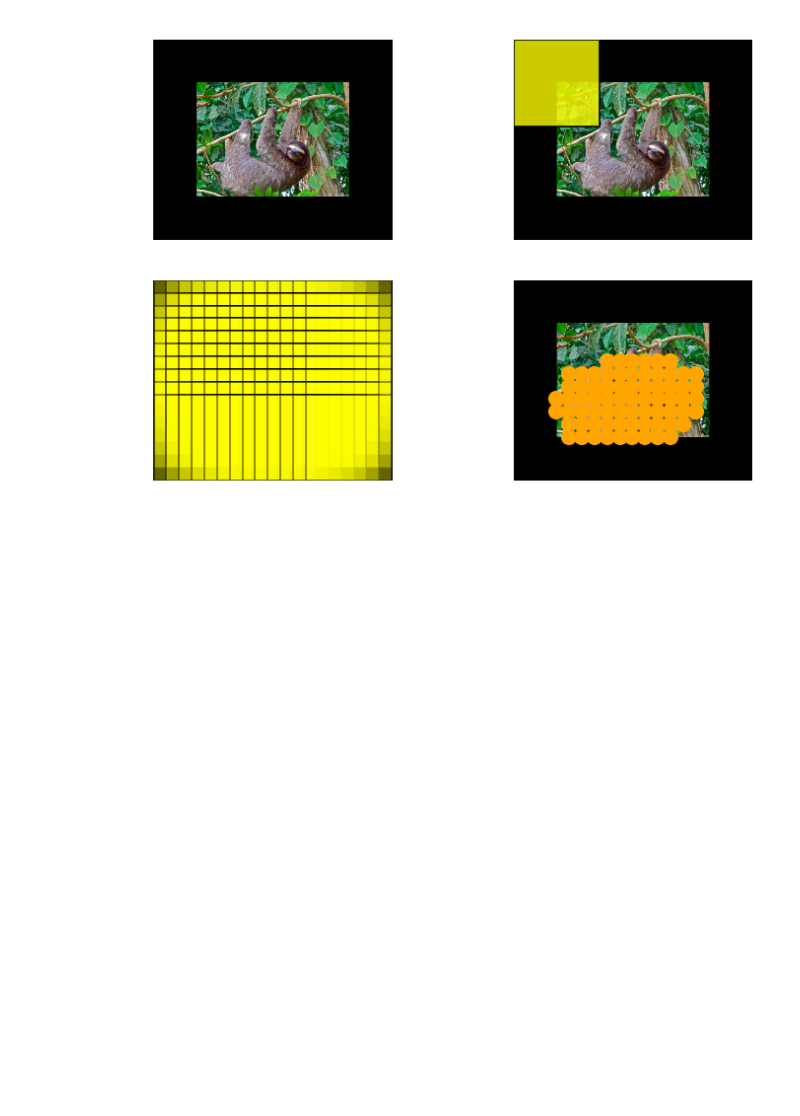
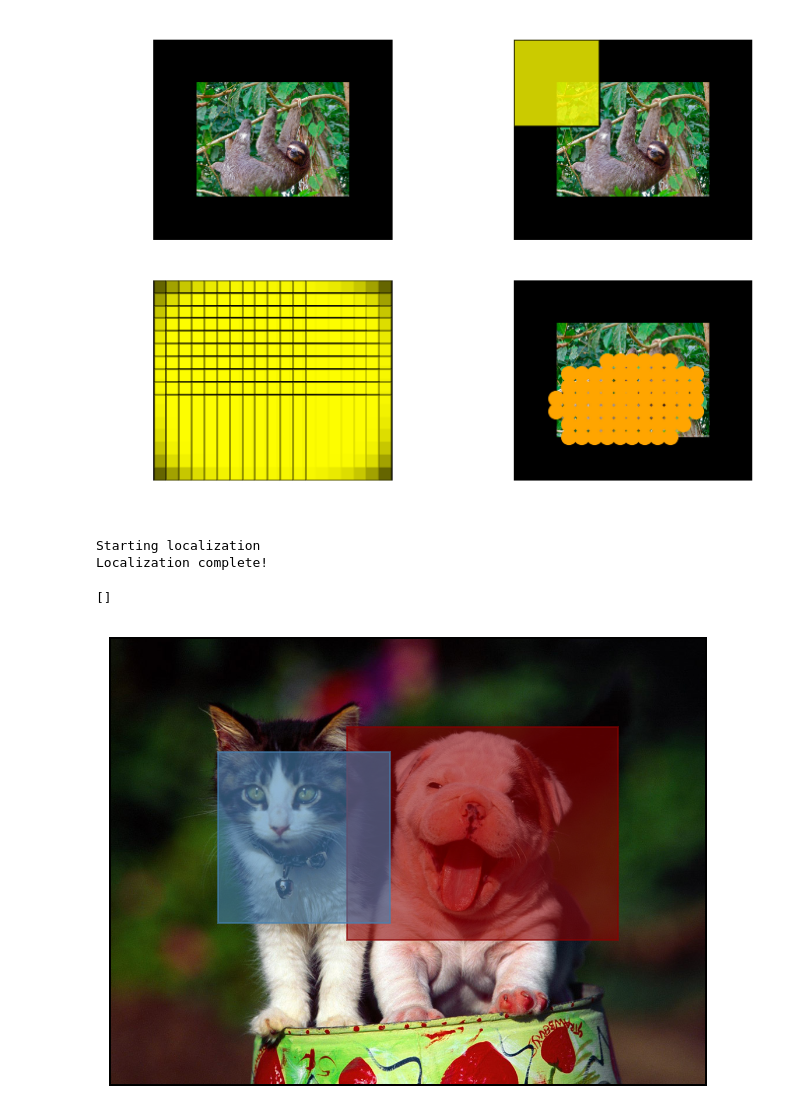
Before and after one commit to kastnerkyle/PyCon2015, a Jupyter notebook: ex4_objectdetection.ipynb, the cells around one changed output. Drawn from its saved outputs; the diff is of its cells as text; code cells hidden in the pictures; blank space fills up the shorter version.

```diff
--- a/ex4_objectdetection.ipynb
+++ b/ex4_objectdetection.ipynb
@@ -79,3 +79,45 @@ Image size 537x639x3
 Starting localization
 Localization complete!
 [figure]
+# %%
+from sklearn_theano.datasets import load_sample_image
+from sklearn.mixture import GMM
+
+def convert_gmm_to_box(gmm, color, alpha):
+    midpoint = gmm.means_
+    std = 3 * np.sqrt(clf.covars_)
+    width = std[:, 0]
+    height = std[:, 1]
+    upper_left_point = (midpoint[:, 0] - width // 2,
+                        midpoint[:, 1] - height // 2)
+    return Rectangle(upper_left_point, width, height, ec=color,
+                     fc=color, alpha=alpha)
+
+X = load_sample_image("cat_and_dog.jpg")
+dog_label = 'dog.n.01'
+cat_label = 'cat.n.01'
+print("Starting localization")
+clf = OverfeatLocalizer(top_n=1,
+                        match_strings=[dog_label, cat_label])
+points = clf.predict(X)
+print("Localization complete!")
+dog_points = points[0]
+cat_points = points[1]
+
+plt.imshow(X)
+ax = plt.gca()
+ax.autoscale(enable=False)
+clf = GMM()
+clf.fit(dog_points)
+dog_box = convert_gmm_to_box(clf, "darkred", .6)
+clf.fit(cat_points)
+cat_box = convert_gmm_to_box(clf, "steelblue", .6)
+ax.add_patch(dog_box)
+ax.add_patch(cat_box)
+ax.get_xaxis().set_ticks([])
+ax.get_yaxis().set_ticks([])
+# %% [output]
+Starting localization
+Localization complete!
+[]
+[figure, added]
```
Also changed, not shown: 1 other file.
